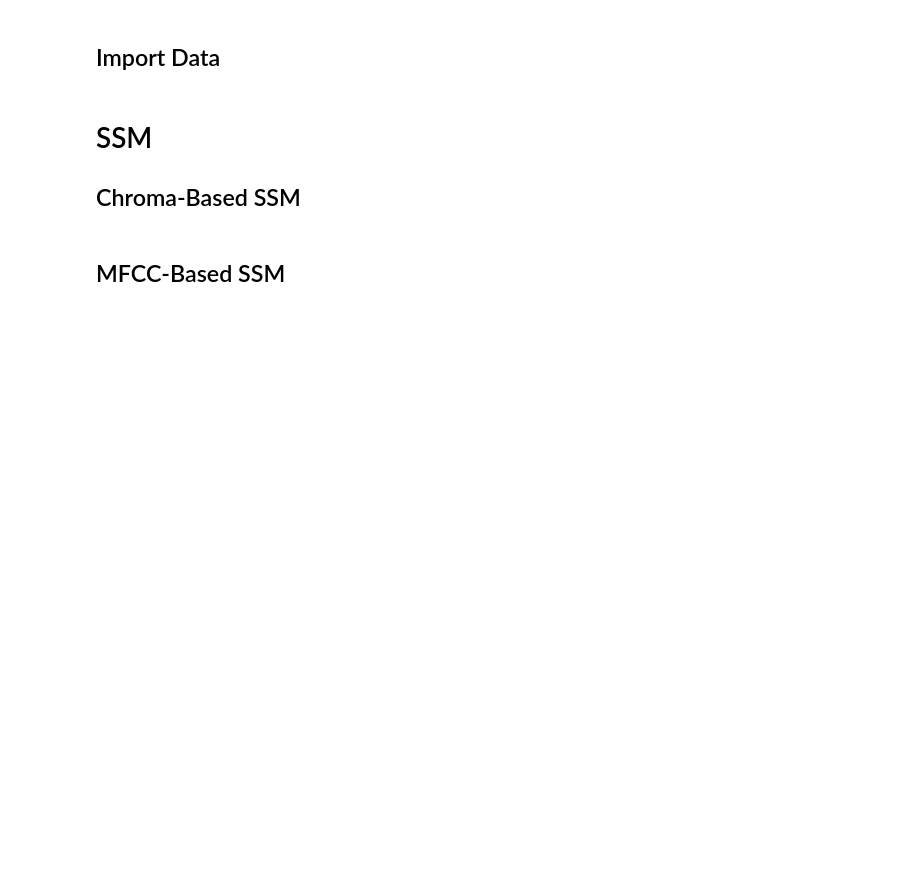
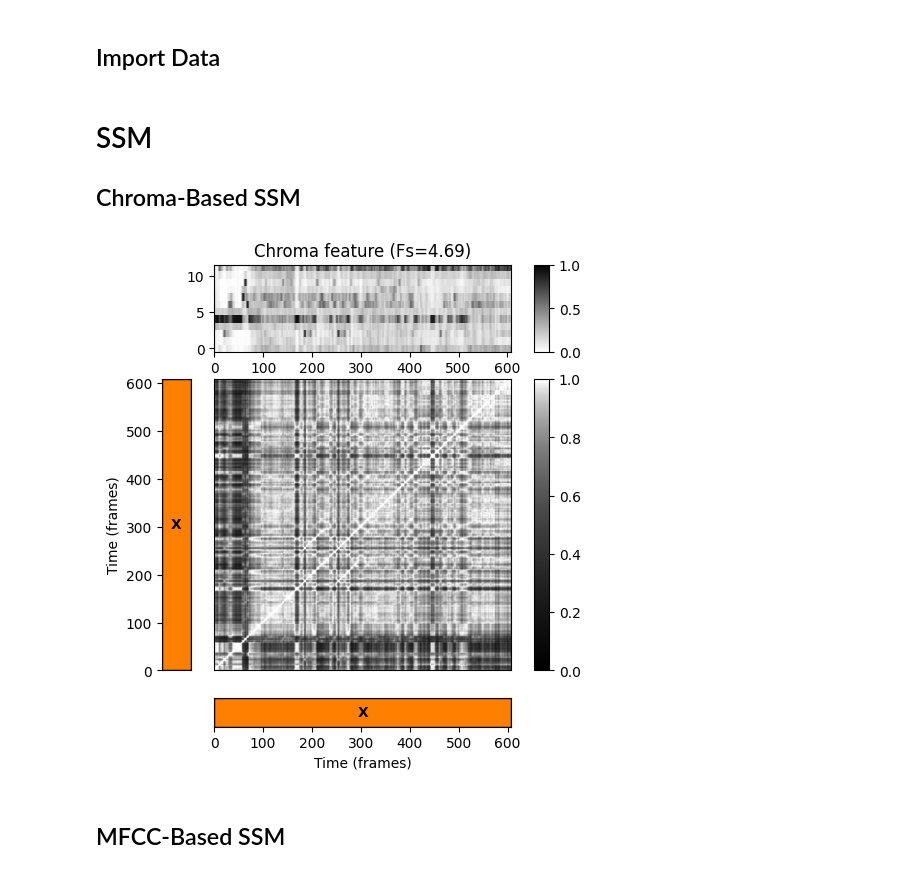
Before and after one commit to Dhracyr/MPA_SSM_and_ScapePlot_C4, a Jupyter notebook: Pipeline.ipynb, the cells around one changed output. Saved outputs shown, nothing was run; the diff lists cells and outputs as text; code cells hidden in the pictures; blank space fills up the shorter version.

```diff
--- a/Pipeline.ipynb
+++ b/Pipeline.ipynb
@@ -98,7 +98,7 @@ def plot_feature_ssm(X, Fs_X, S, Fs_S, ann=None, duration=None, color_ann=None,
         fig: Handle for figure
         ax: Handle for axes
     """
-    cmap = libfmp.b.compressed_gray_cmap(alpha=-10, reverse=False)
+    cmap = libfmp.b.compressed_gray_cmap(alpha=10, reverse=True)
     fig, ax = plt.subplots(3, 3, gridspec_kw={'width_ratios': [0.1, 1, 0.05],
                                               'wspace': 0.2,
                                               'height_ratios': [0.3, 1, 0.1]},
@@ -117,34 +117,36 @@ def plot_feature_ssm(X, Fs_X, S, Fs_S, ann=None, duration=None, color_ann=None,
     ax[2, 0].axis('off')
     libfmp.b.plot_segments(ann, ax=ax[1, 0], time_axis=time, fontsize=fontsize,
                            direction='vertical', colors=color_ann,
                            time_label=label, time_max=duration*Fs_X)
     return fig, ax
 
 # Waveform
-x, Fs = audios["Kastanienrücken-Zaunkönig"]
+# x, Fs = audios["weg-muss-sein-weil-studium"]
 x_duration = (x.shape[0])/Fs
 
 # Chroma Feature Sequence
 N, H = 4096, 1024
 chromagram = librosa.feature.chroma_stft(y=x, sr=Fs, tuning=0, norm=2, hop_length=H, n_fft=N)
 X, Fs_X = libfmp.c3.smooth_downsample_feature_sequence(chromagram, Fs/H, filt_len=41, down_sampling=10)
 
 
 # Annotation
 # filename = 'FMP_C4_Audio_Brahms_HungarianDances-05_Ormandy.csv'
 # fn_ann = os.path.join('..', 'data', 'C4', filename)
 # ann, color_ann = libfmp.c4.read_structure_annotation(fn_ann, fn_ann_color=filename)
 ann, color_ann, x_duration = calculate_ann(x, Fs)
 ann_frames = libfmp.c4.convert_structure_annotation(ann, Fs=Fs_X)
 
 
 # SSM
 X = libfmp.c3.normalize_feature_sequence(X, norm='2', threshold=0.001)
 S = compute_sm_dot(X,X)
 
 fig, ax = plot_feature_ssm(X, 1, S, 1, ann_frames, x_duration*Fs_X,
                            color_ann=color_ann, clim_X=[0,1], clim=[0,1],
                            label='Time (frames)', title='Chroma feature (Fs=%0.2f)'%Fs_X)
+# %% [output]
+[figure, added]
 # %% [markdown]
 ## MFCC-Based SSM
 # %%
```
Also changed, not shown: parts of 26 cells of this notebook.
